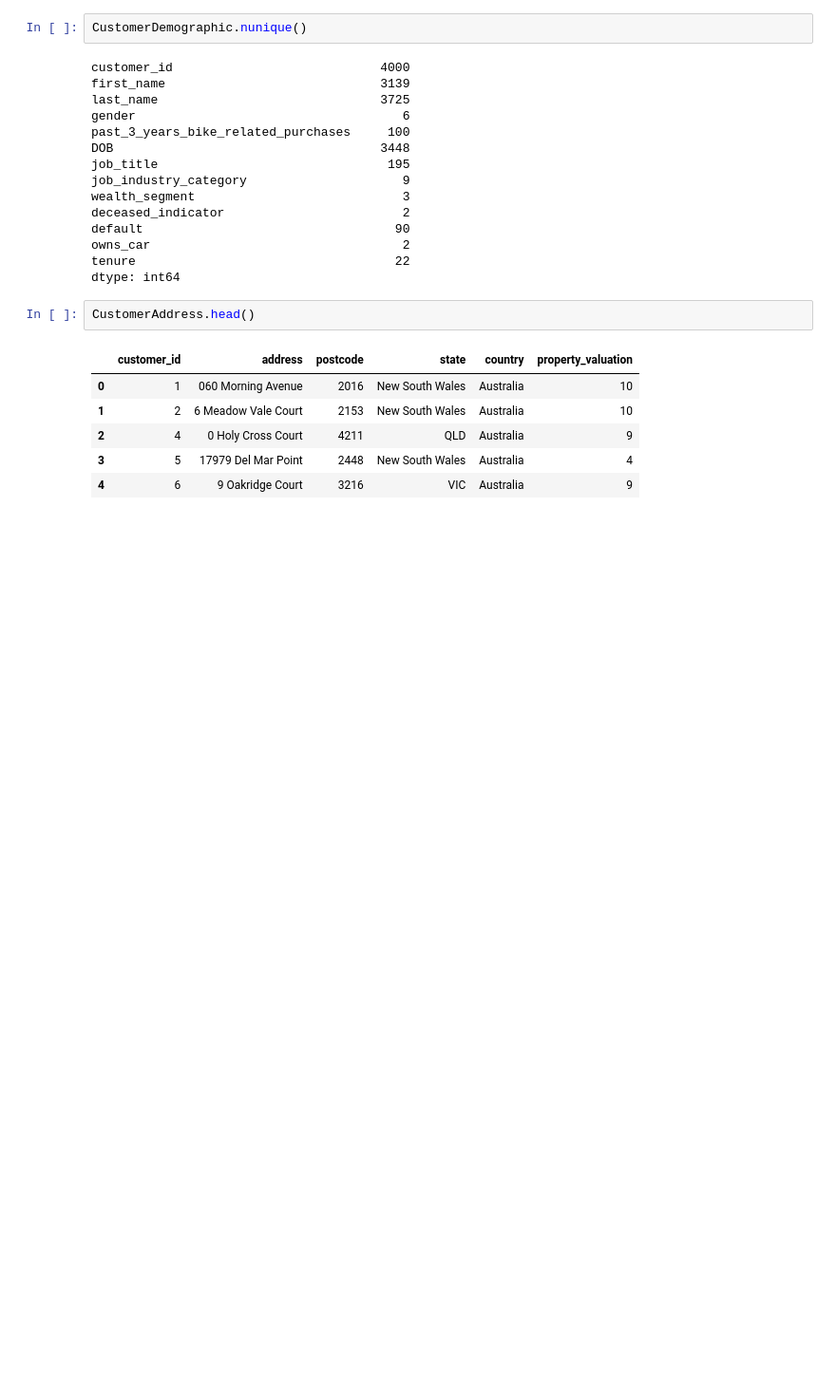
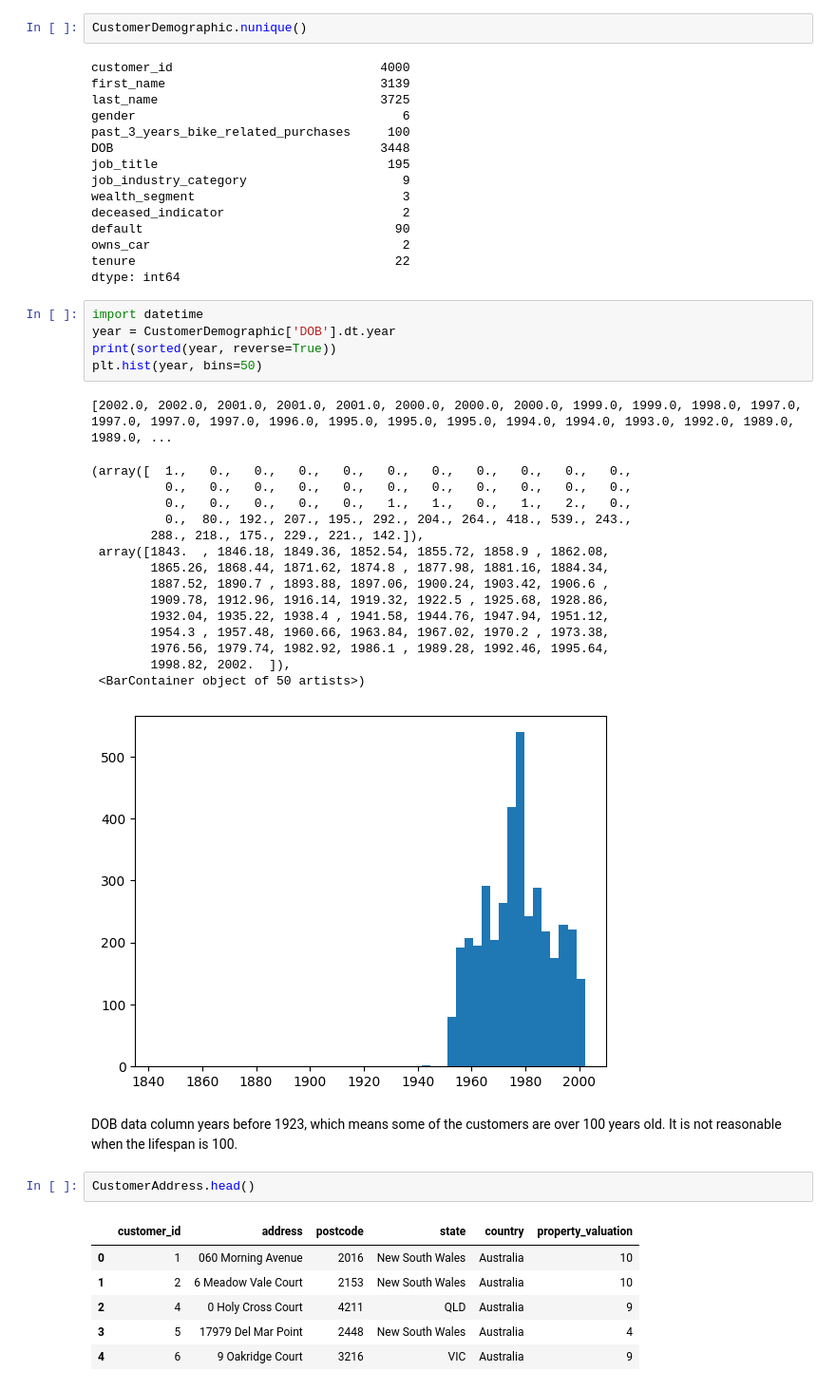
Before and after one commit to peiyulin0520/KPMG-virtual-intern-tasks, a Jupyter notebook: Task1.ipynb, the cells around one changed output. Shown: that part at 95% size. Saved outputs shown, nothing was run; the diff lists cells and outputs as text; blank space fills up the shorter version.

```diff
--- a/Task1.ipynb
+++ b/Task1.ipynb
@@ -139,6 +139,30 @@ default                                  90
 owns_car                                  2
 tenure                                   22
 dtype: int64
+# %%
+import datetime
+year = CustomerDemographic['DOB'].dt.year
+print(sorted(year, reverse=True))
+plt.hist(year, bins=50)
+# %% [output]
+[2002.0, 2002.0, 2001.0, 2001.0, 2001.0, 2000.0, 2000.0, 2000.0, 1999.0, 1999.0, 1998.0, 1997.0, 1997.0, 1997.0, 1997.0, 1996.0, 1995.0, 1995.0, 1995.0, 1994.0, 1994.0, 1993.0, 1992.0, 1989.0, 1989.0, ...
+(array([  1.,   0.,   0.,   0.,   0.,   0.,   0.,   0.,   0.,   0.,   0.,
+          0.,   0.,   0.,   0.,   0.,   0.,   0.,   0.,   0.,   0.,   0.,
+          0.,   0.,   0.,   0.,   0.,   1.,   1.,   0.,   1.,   2.,   0.,
+          0.,  80., 192., 207., 195., 292., 204., 264., 418., 539., 243.,
+        288., 218., 175., 229., 221., 142.]),
+ array([1843.  , 1846.18, 1849.36, 1852.54, 1855.72, 1858.9 , 1862.08,
+        1865.26, 1868.44, 1871.62, 1874.8 , 1877.98, 1881.16, 1884.34,
+        1887.52, 1890.7 , 1893.88, 1897.06, 1900.24, 1903.42, 1906.6 ,
+        1909.78, 1912.96, 1916.14, 1919.32, 1922.5 , 1925.68, 1928.86,
+        1932.04, 1935.22, 1938.4 , 1941.58, 1944.76, 1947.94, 1951.12,
+        1954.3 , 1957.48, 1960.66, 1963.84, 1967.02, 1970.2 , 1973.38,
+        1976.56, 1979.74, 1982.92, 1986.1 , 1989.28, 1992.46, 1995.64,
+        1998.82, 2002.  ]),
+ <BarContainer object of 50 artists>)
+[figure, added]
+# %% [markdown]
+DOB data column years before 1923, which means some of the customers are over 100 years old. It is not reasonable when the lifespan is 100.
 # %%
 CustomerAddress.head()
 # %% [output]
```
